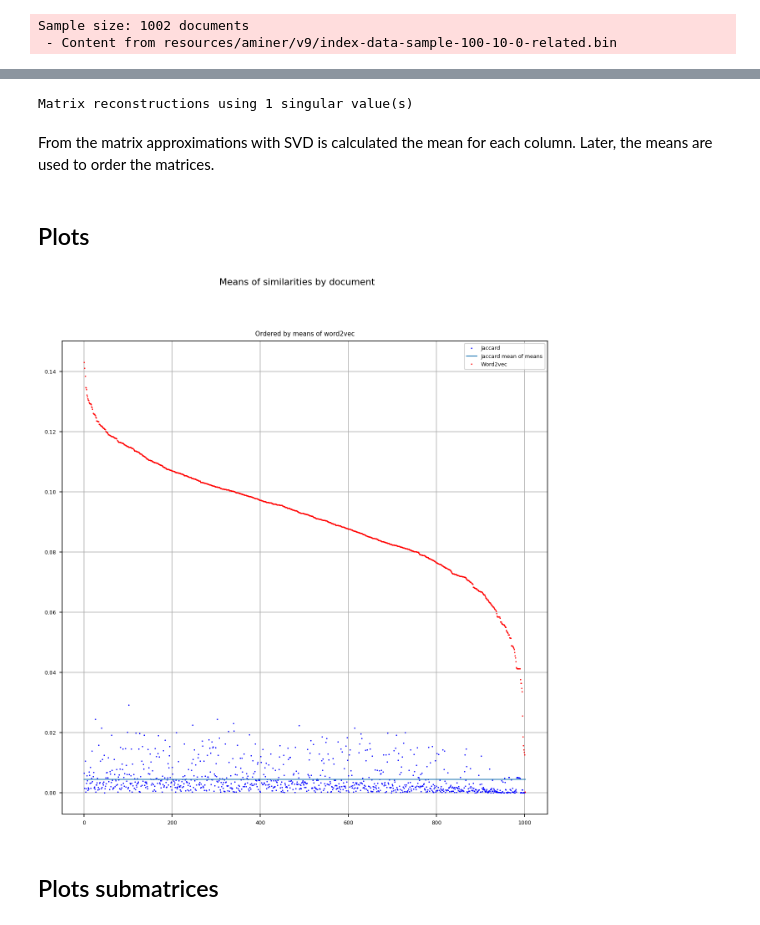
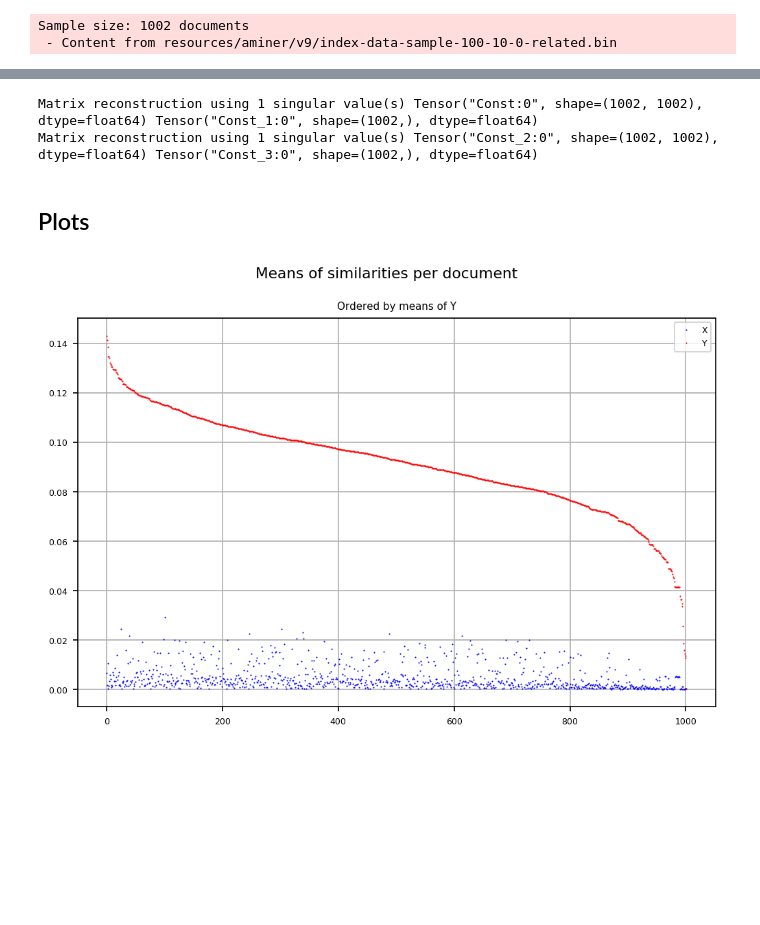
Before and after one commit to sdhdez/article-similarity, a Jupyter notebook: ArticleSimilarity/04_.ipynb, the cells around one changed output, grey strips where cells are left out. Cells and saved outputs as stored; diff of their text form; code cells hidden in the pictures; blank space fills up the shorter version.

```diff
--- a/ArticleSimilarity/04_.ipynb
+++ b/ArticleSimilarity/04_.ipynb
@@ -31,6 +33,7 @@ data_path = "resources/aminer/v9"
 ### Select related documents or not
 # %%
 related_docs = True
+use_svd_reconstruction = True
 # %% [markdown]
 ### Loading similarity matrices
 
@@ -100,16 +80,0 @@ M_ is the reconstruction of the matrix M with 1 singular value(s).
-# %%
-op = M.assign(matrix_jaccard)
-sess.run(op)
-jaccard_approximation = sess.run(M_) # Reconstruction of the matrix M
-jaccard_singular_values = sess.run(s) # Singular values
-
-op = M.assign(matrix_word2vec)
-sess.run(op)
-word2vec_approximation = sess.run(M_)
-word2vec_singular_values = sess.run(s)
-
-print("Matrix reconstructions using %d singular value(s)" % (ns))
-# %% [output]
-Matrix reconstructions using 1 singular value(s)
-# %% [markdown]
-From the matrix approximations with SVD is calculated the mean for each column. Later, the means are used to order the matrices.
@@ -138,0 +81,8 @@ word2vec_approximation_ordered = word2vec_approximation[:,word2vec_indices][word
+# %%
+if use_svd_reconstruction:
+    svd_recons = mu.get_svd_reconstructions(sess, [matrix_jaccard, matrix_word2vec], n, nsv = 1)
+    jaccard_approximation, jaccard_singular_values = next(svd_recons)
+    word2vec_approximation, word2vec_singular_values = next(svd_recons)
+# %% [output]
+Matrix reconstruction using 1 singular value(s) Tensor("Const:0", shape=(1002, 1002), dtype=float64) Tensor("Const_1:0", shape=(1002,), dtype=float64)
+Matrix reconstruction using 1 singular value(s) Tensor("Const_2:0", shape=(1002, 1002), dtype=float64) Tensor("Const_3:0", shape=(1002,), dtype=float64)
@@ -139,21 +169,22 @@ word2vec_approximation_ordered = word2vec_approximation[:,word2vec_indices][word
 # %% [markdown]
 ## Plots
 # %%
-fig = plt.figure(figsize=(10,10))
-fig.suptitle("Means of similarities by document")
+fig = plt.figure(figsize=(8,5))
+fig.suptitle("Means of similarities per document")
 
-ax_means = plt.subplot(1,1,1)
-ax_means.set_title("Ordered by means of word2vec")
-#Plotting means of jaccard similarities
-ax_means.plot(jaccard_means[word2vec_indices], 'b.', mew=1.0, ms=1.0, label="Jaccard")
-ax_means.plot([0,n], [jaccard_mean, jaccard_mean], lw=1.0, label="Jaccard mean of means")
-#Plotting means of word2vec similarities
-ax_means.plot(word2vec_means[word2vec_indices], 'r.', mew=1.0, ms=1.0, label="Word2vec")
+X_means_ = sess.run(X_means)
+Y_means_ = sess.run(Y_means)
+
+ax_ = plt.subplot(1,1,1)
+ax_.set_title("Ordered by means of Y")
+#Plotting  of X similarities
+ax_.plot(X_means_[Y_indices], 'b.', lw=0.1, mew=0.0, ms=2.0, label="X")
+# ax_.plot([0,n], [X_means_, X_means_], lw=1.0, label="X mean")
+#Plotting  of Y similarities
+ax_.plot(Y_means_[Y_indices], 'r.', mew=0.0, ms=2.0, label="Y")
 
 plt.grid(True)
 plt.legend()
 plt.show()
 # %% [output]
-[figure, old version]
+[figure, new version]
-# %% [markdown]
-## Plots submatrices
```
Also changed, not shown: parts of 17 cells of this notebook, 3 other files.
